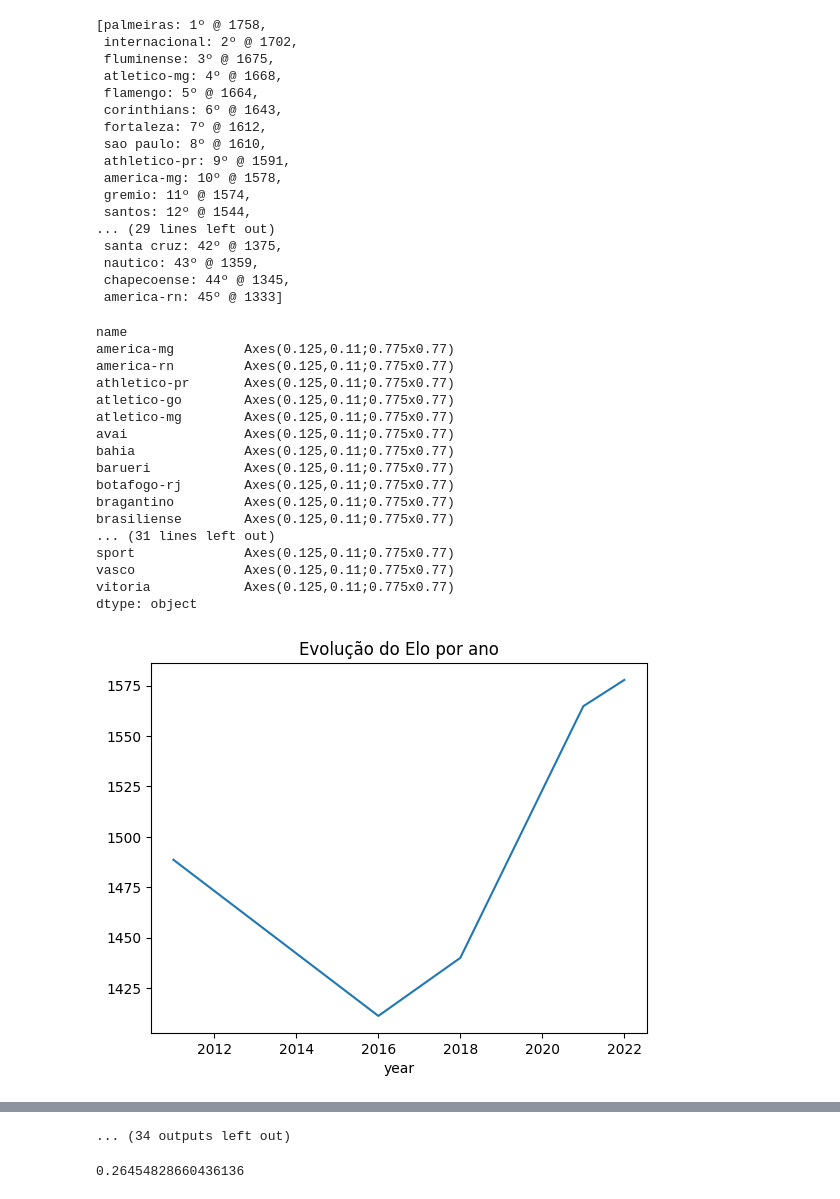
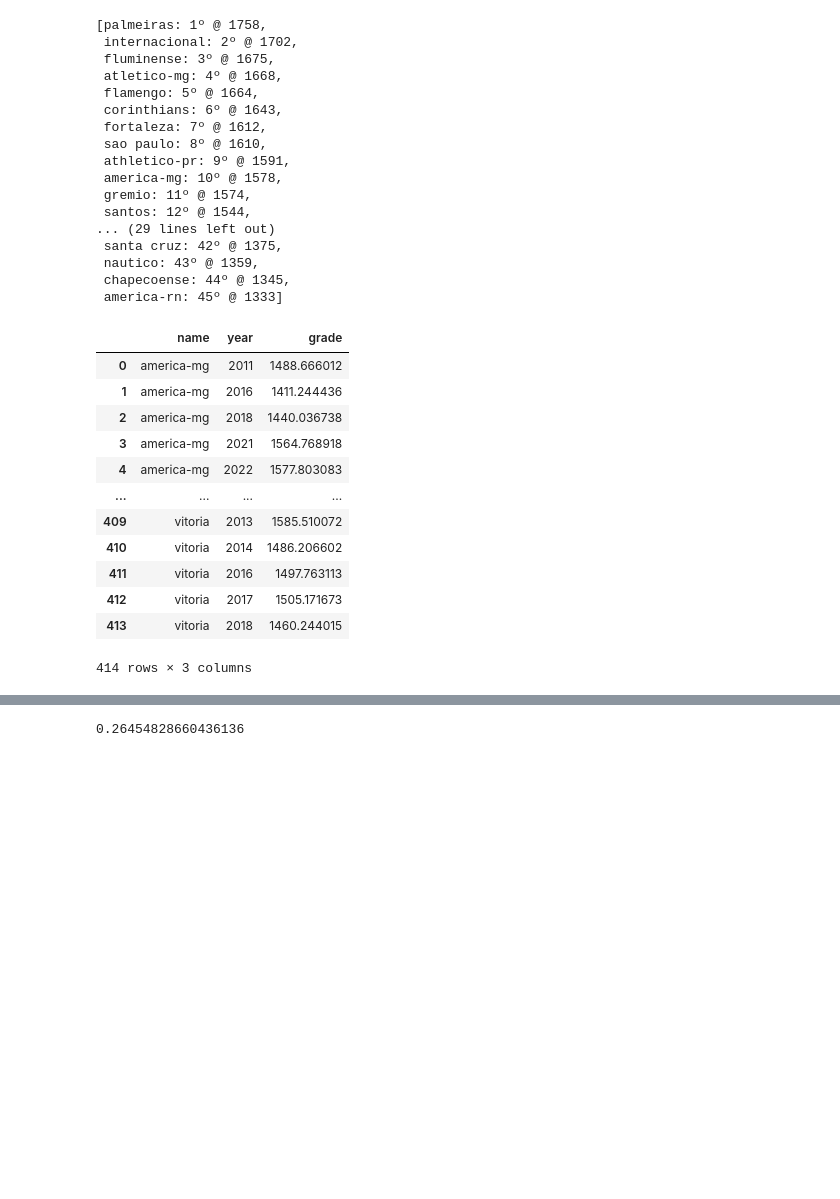
Before and after one commit to Slaxis/infnet-sports, a Jupyter notebook: bootelo/BooteloRanker.ipynb, the cells around one changed output, grey strips where cells are left out. Cells and saved outputs as stored; diff of their text form; code cells hidden in the pictures; blank space fills up the shorter version.

```diff
--- a/bootelo/BooteloRanker.ipynb
+++ b/bootelo/BooteloRanker.ipynb
@@ -100,26 +100,21 @@ team_list
 # %%
 import seaborn
 df_games = ranker.games.to_df()
 df_games['year'] = df_games['hour'].dt.year
 year_grades = df_games.groupby(["name", "year"]).agg({"grade": "last"}).reset_index()
 
-seaborn.lineplot(data=year_grades, x="year", y="grade", hue="name")
+year_grades.to_csv("year_grades.csv", sep=";", decimal=',', index=False)
 # %% [output]
+|  | name | year | grade |
+| 0 | america-mg | 2011 | 1488.666012 |
+| 1 | america-mg | 2016 | 1411.244436 |
+| 2 | america-mg | 2018 | 1440.036738 |
+| 3 | america-mg | 2021 | 1564.768918 |
+| 4 | america-mg | 2022 | 1577.803083 |
+| ... | ... | ... | ... |
+| 409 | vitoria | 2013 | 1585.510072 |
+| 410 | vitoria | 2014 | 1486.206602 |
+| 411 | vitoria | 2016 | 1497.763113 |
+| 412 | vitoria | 2017 | 1505.171673 |
+| 413 | vitoria | 2018 | 1460.244015 |
-name
-america-mg         Axes(0.125,0.11;0.775x0.77)
-america-rn         Axes(0.125,0.11;0.775x0.77)
-athletico-pr       Axes(0.125,0.11;0.775x0.77)
-atletico-go        Axes(0.125,0.11;0.775x0.77)
-atletico-mg        Axes(0.125,0.11;0.775x0.77)
-avai               Axes(0.125,0.11;0.775x0.77)
-bahia              Axes(0.125,0.11;0.775x0.77)
-barueri            Axes(0.125,0.11;0.775x0.77)
-botafogo-rj        Axes(0.125,0.11;0.775x0.77)
-bragantino         Axes(0.125,0.11;0.775x0.77)
-brasiliense        Axes(0.125,0.11;0.775x0.77)
-... (31 lines left out)
-sport              Axes(0.125,0.11;0.775x0.77)
-vasco              Axes(0.125,0.11;0.775x0.77)
-vitoria            Axes(0.125,0.11;0.775x0.77)
-dtype: object
+414 rows × 3 columns
-[figure, removed]
@@ -136,4 +121,3 @@ dtype: object
-... (34 outputs left out)
 # %%
 import pandas
 df = pandas.read_csv(game_data_filepath)
```
Also changed, not shown: parts of 1 cell of this notebook.
